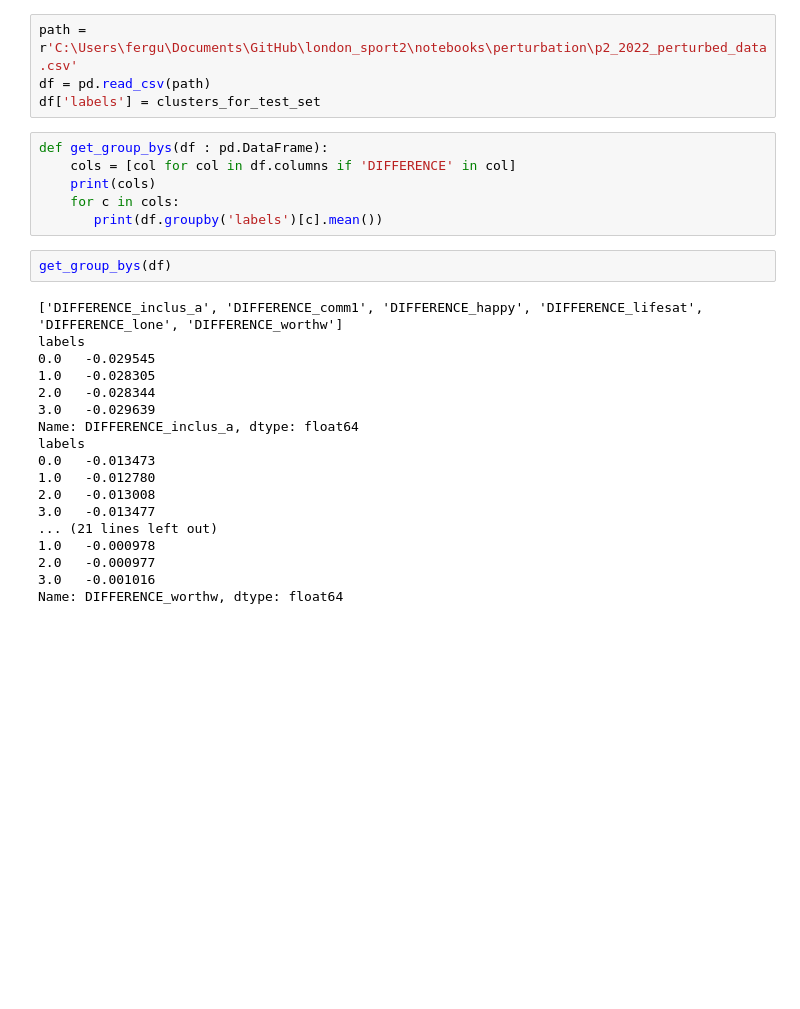
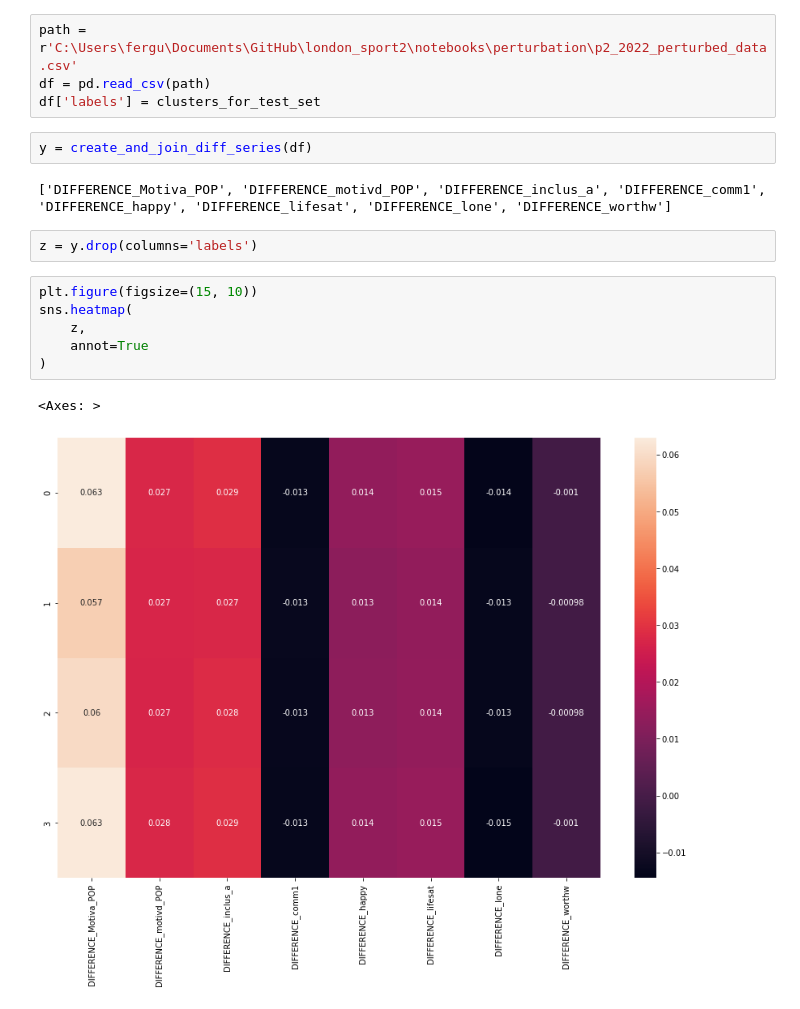
Before and after one commit to ferguswatson39/london_sport2, a Jupyter notebook: notebooks/perturbation/perturb_test.ipynb, the cells around one changed output. Saved outputs shown, nothing was run; the diff lists cells and outputs as text; blank space fills up the shorter version.

```diff
--- a/notebooks/perturbation/perturb_test.ipynb
+++ b/notebooks/perturbation/perturb_test.ipynb
@@ -324,29 +330,18 @@ perturbed_df.to_csv('p2_2022_perturbed_data.csv', index=False)
 path = r'C:\Users\fergu\Documents\GitHub\london_sport2\notebooks\perturbation\p2_2022_perturbed_data.csv'
 df = pd.read_csv(path)
 df['labels'] = clusters_for_test_set
-# %%
-def get_group_bys(df : pd.DataFrame):
-    cols = [col for col in df.columns if 'DIFFERENCE' in col]
-    print(cols)
-    for c in cols:
-       print(df.groupby('labels')[c].mean())
 # %%
-get_group_bys(df)
+y = create_and_join_diff_series(df)
 # %% [output]
-['DIFFERENCE_inclus_a', 'DIFFERENCE_comm1', 'DIFFERENCE_happy', 'DIFFERENCE_lifesat', 'DIFFERENCE_lone', 'DIFFERENCE_worthw']
-labels
-0.0   -0.029545
-1.0   -0.028305
-2.0   -0.028344
-3.0   -0.029639
-Name: DIFFERENCE_inclus_a, dtype: float64
-labels
-0.0   -0.013473
-1.0   -0.012780
-2.0   -0.013008
-3.0   -0.013477
-... (21 lines left out)
-1.0   -0.000978
-2.0   -0.000977
-3.0   -0.001016
-Name: DIFFERENCE_worthw, dtype: float64
+['DIFFERENCE_Motiva_POP', 'DIFFERENCE_motivd_POP', 'DIFFERENCE_inclus_a', 'DIFFERENCE_comm1', 'DIFFERENCE_happy', 'DIFFERENCE_lifesat', 'DIFFERENCE_lone', 'DIFFERENCE_worthw']
+# %%
+z = y.drop(columns='labels')
+# %%
+plt.figure(figsize=(15, 10))
+sns.heatmap(
+    z,
+    annot=True
+)
+# %% [output]
+<Axes: >
+[figure, added]
```
Also changed, not shown: parts of 4 cells of this notebook, 7 other files.
